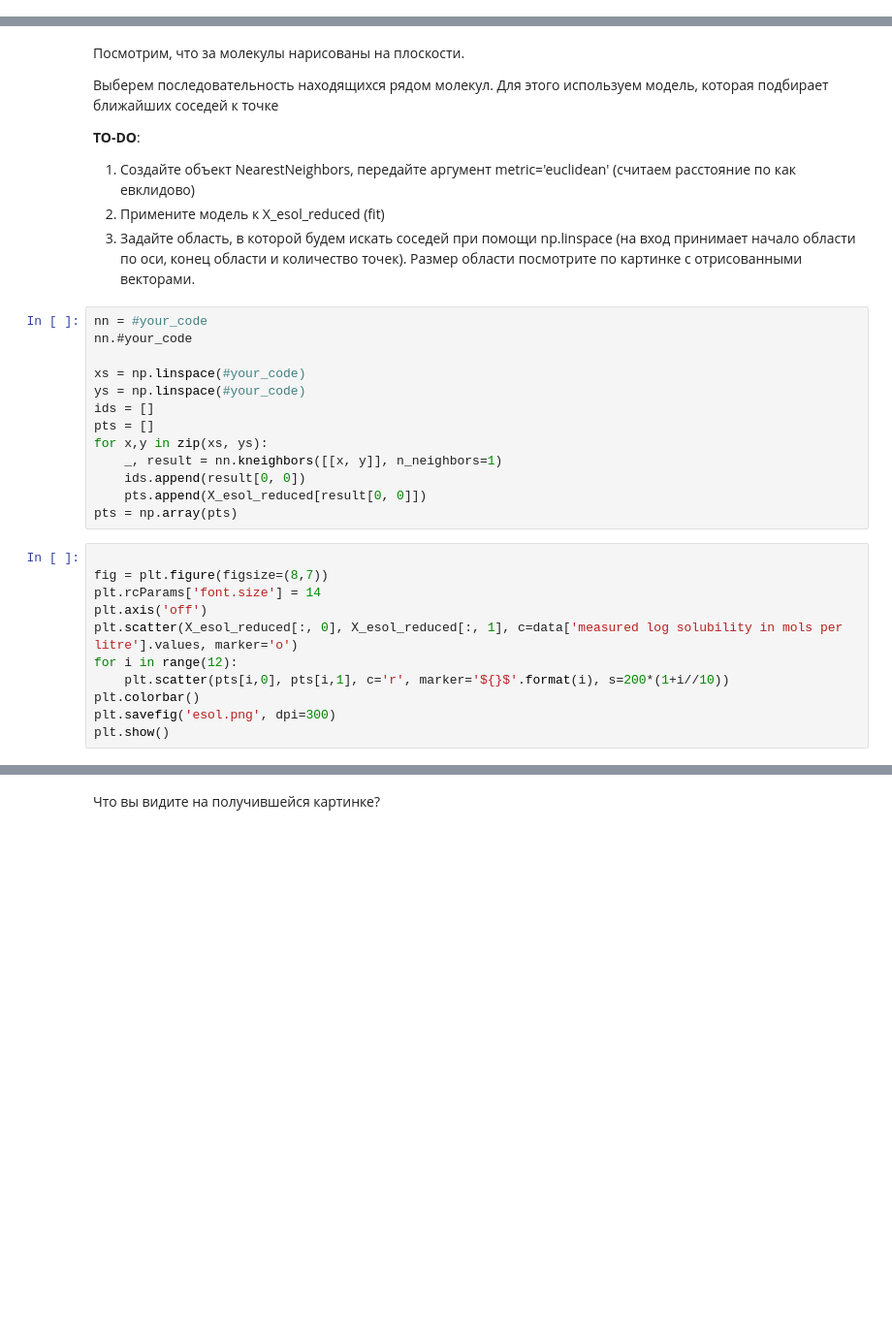
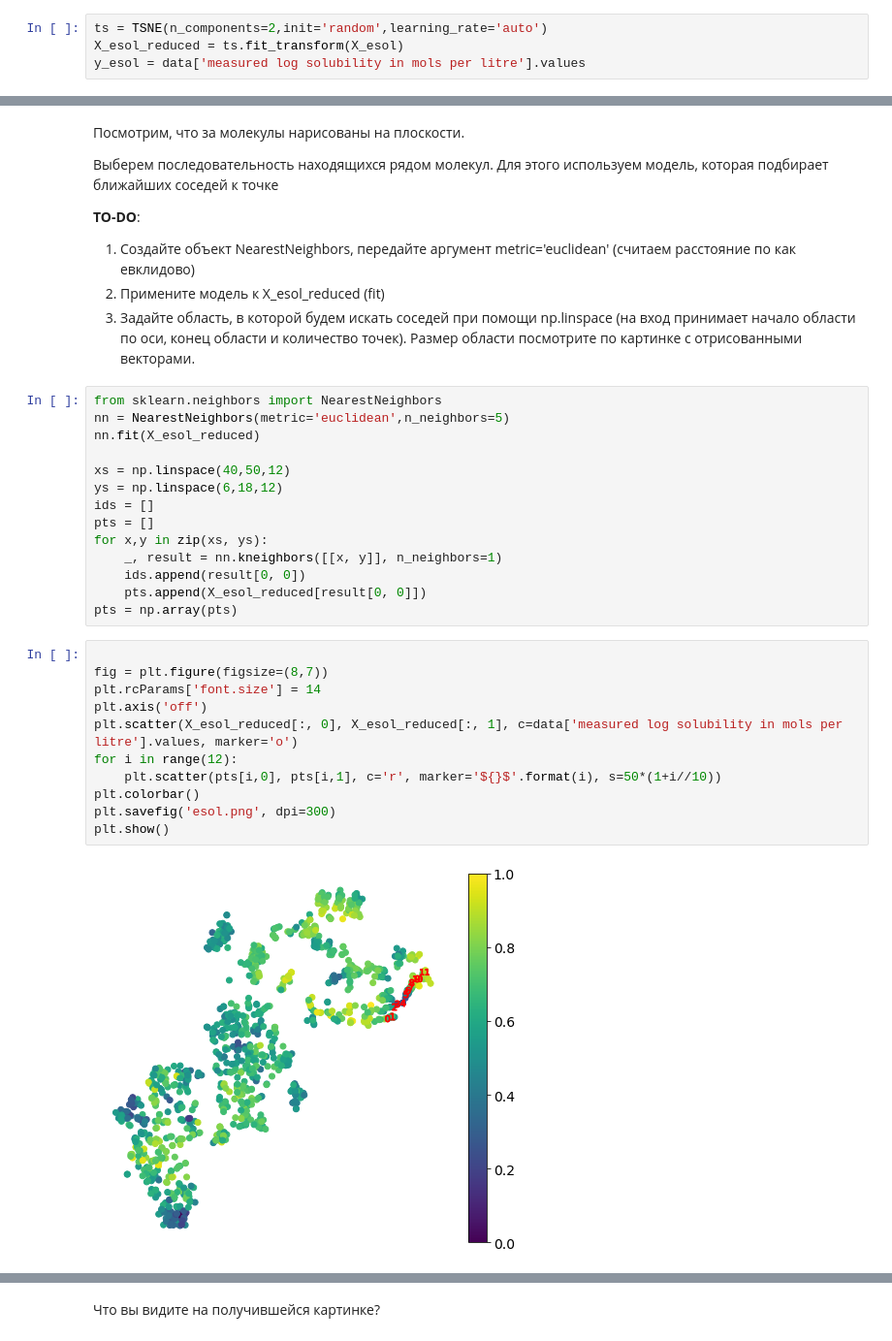
Before and after one commit to gottalottarock/ml-intro, a Jupyter notebook: NLP_pretrained_IB.ipynb, the cells around one changed output, grey strips where cells are left out. Shown at 97% size. Cells and saved outputs as stored; diff of their text form; blank space fills up the shorter version.

```diff
--- a/NLP_pretrained_IB.ipynb
+++ b/NLP_pretrained_IB.ipynb
@@ -365,3 +370,7 @@ y_esol = #your_code
+# %%
+ts = TSNE(n_components=2,init='random',learning_rate='auto')
+X_esol_reduced = ts.fit_transform(X_esol)
+y_esol = data['measured log solubility in mols per litre'].values
 # %% [markdown]
 Отрисуем полученные вектора
 # %%
@@ -401,11 +414,12 @@ plt.show()
 2. Примените модель к X_esol_reduced (fit)
 3. Задайте область, в которой будем искать соседей при помощи np.linspace (на вход принимает начало области по оси, конец области и количество точек). Размер области посмотрите по картинке с отрисованными векторами.
 # %%
-nn = #your_code
-nn.#your_code
+from sklearn.neighbors import NearestNeighbors
+nn = NearestNeighbors(metric='euclidean',n_neighbors=5)
+nn.fit(X_esol_reduced)
 
-xs = np.linspace(#your_code)
-ys = np.linspace(#your_code)
+xs = np.linspace(40,50,12)
+ys = np.linspace(6,18,12)
 ids = []
 pts = []
 for x,y in zip(xs, ys):
@@ -416,14 +430,16 @@ pts = np.array(pts)
 # %%
 
 fig = plt.figure(figsize=(8,7))
 plt.rcParams['font.size'] = 14
 plt.axis('off')
 plt.scatter(X_esol_reduced[:, 0], X_esol_reduced[:, 1], c=data['measured log solubility in mols per litre'].values, marker='o')
 for i in range(12):
-    plt.scatter(pts[i,0], pts[i,1], c='r', marker='${}$'.format(i), s=200*(1+i//10))
+    plt.scatter(pts[i,0], pts[i,1], c='r', marker='${}$'.format(i), s=50*(1+i//10))
 plt.colorbar()
 plt.savefig('esol.png', dpi=300)
 plt.show()
+# %% [output]
+[figure, added]
 # %%
 from IPython.display import SVG
 mols = [Chem.MolFromSmiles(sm) for sm in data['smiles'].values[ids]]
```
Also changed, not shown: parts of 25 cells of this notebook.
